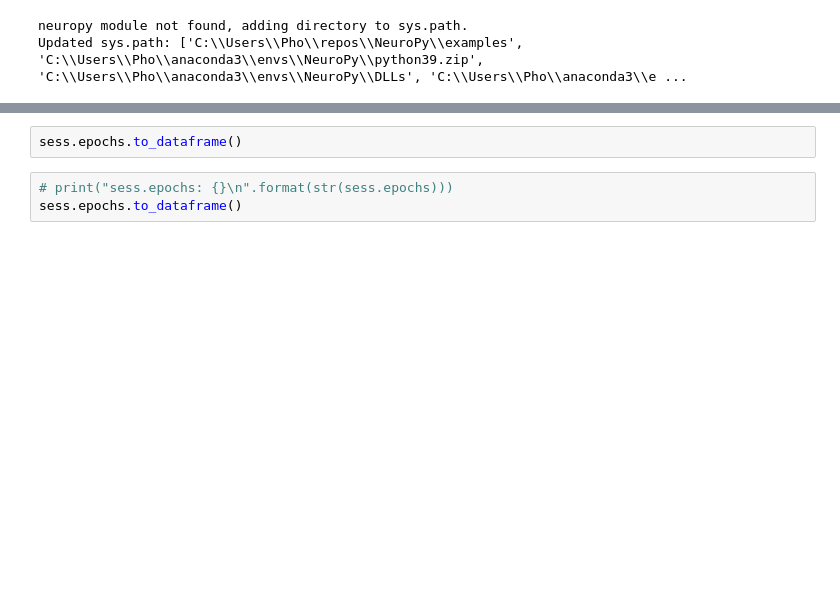
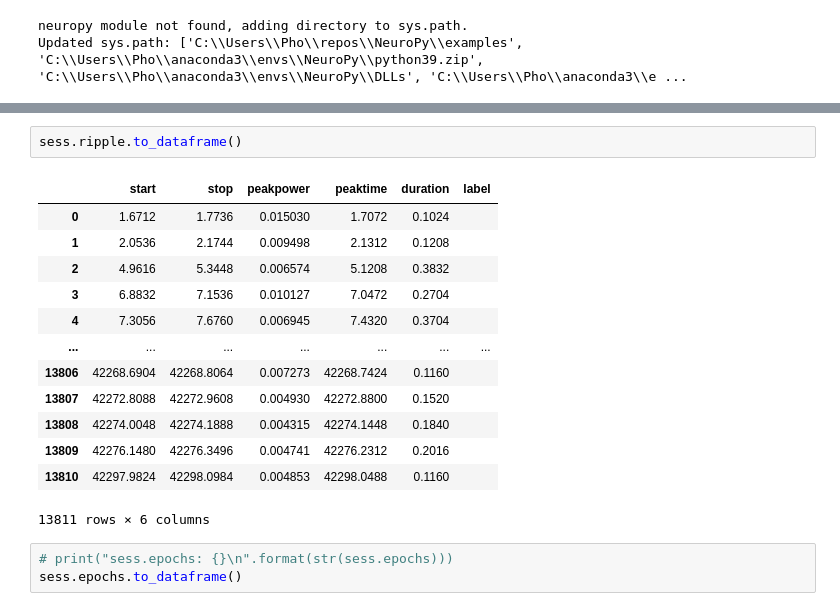
Before and after one commit to diba-lab/NeuroPy, a Jupyter notebook: examples/Placefield Analysis.ipynb, the cells around one changed output, grey strips where cells are left out. Drawn from its saved outputs; the diff is of its cells as text; blank space fills up the shorter version.

```diff
--- a/examples/Placefield Analysis.ipynb
+++ b/examples/Placefield Analysis.ipynb
@@ -47,7 +49,21 @@ filename: R:\data\Bapun\Day5TwoNovel\RatS-Day5TwoNovel-2020-12-04_07-55-09.xml
 sampling rate: 30000
 lfp Srate (downsampled): 1250
 # %%
-sess.epochs.to_dataframe()
+sess.ripple.to_dataframe()
+# %% [output]
+|  | start | stop | peakpower | peaktime | duration | label |
+| 0 | 1.6712 | 1.7736 | 0.015030 | 1.7072 | 0.1024 |  |
+| 1 | 2.0536 | 2.1744 | 0.009498 | 2.1312 | 0.1208 |  |
+| 2 | 4.9616 | 5.3448 | 0.006574 | 5.1208 | 0.3832 |  |
+| 3 | 6.8832 | 7.1536 | 0.010127 | 7.0472 | 0.2704 |  |
+| 4 | 7.3056 | 7.6760 | 0.006945 | 7.4320 | 0.3704 |  |
+| ... | ... | ... | ... | ... | ... | ... |
+| 13806 | 42268.6904 | 42268.8064 | 0.007273 | 42268.7424 | 0.1160 |  |
+| 13807 | 42272.8088 | 42272.9608 | 0.004930 | 42272.8800 | 0.1520 |  |
+| 13808 | 42274.0048 | 42274.1888 | 0.004315 | 42274.1448 | 0.1840 |  |
+| 13809 | 42276.1480 | 42276.3496 | 0.004741 | 42276.2312 | 0.2016 |  |
+| 13810 | 42297.9824 | 42298.0984 | 0.004853 | 42298.0488 | 0.1160 |  |
+13811 rows × 6 columns
 # %%
 # print("sess.epochs: {}\n".format(str(sess.epochs)))
 sess.epochs.to_dataframe()
```
Also changed, not shown: parts of 7 cells of this notebook, 1 other file.
